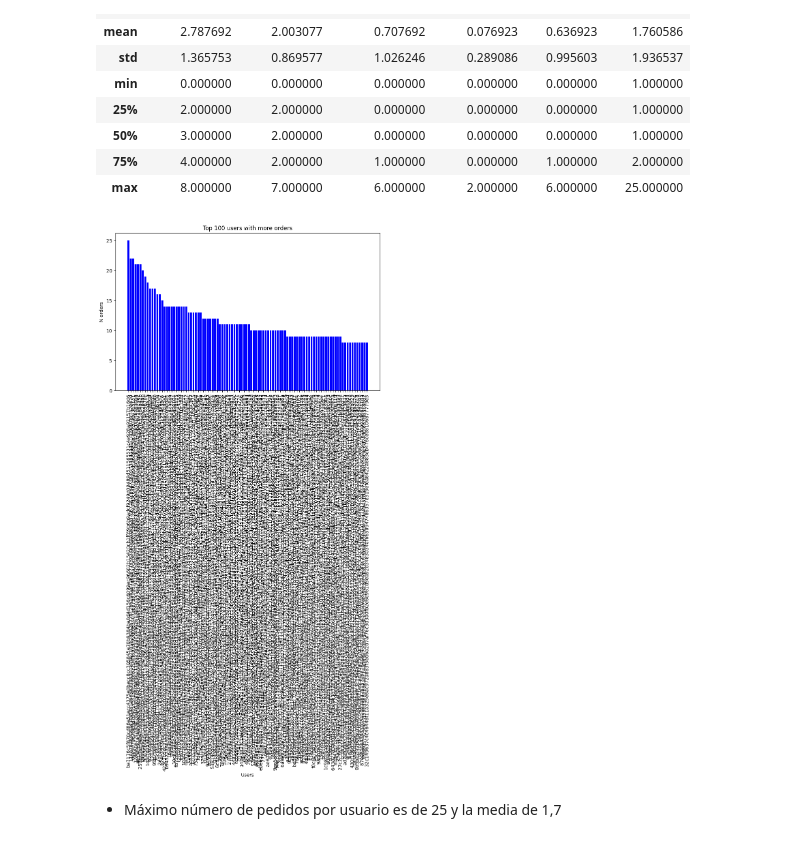
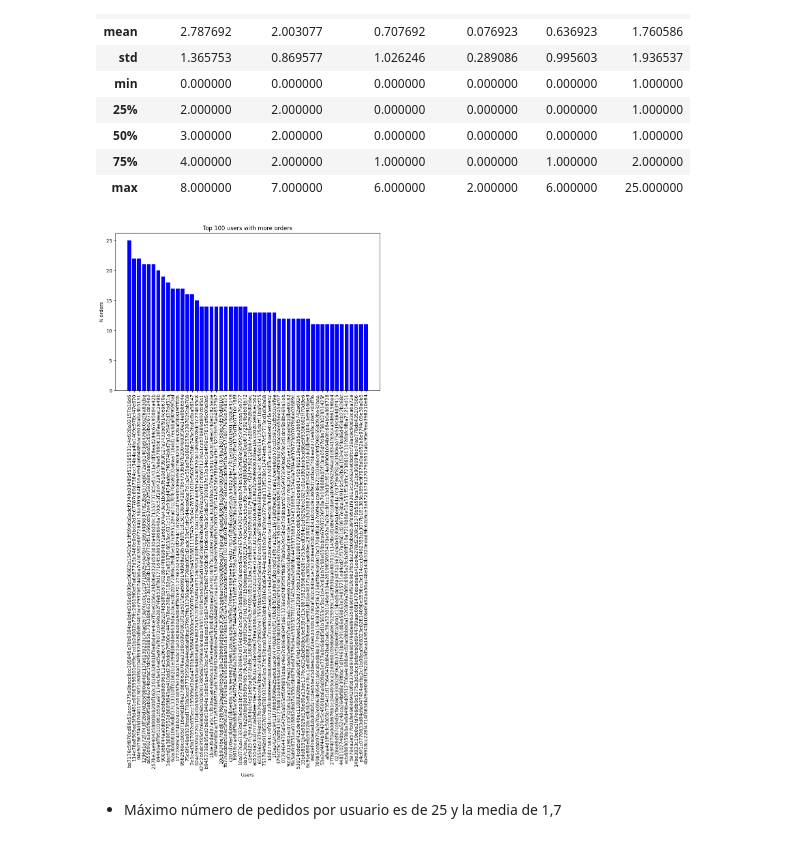
Before and after one commit to pamalo9/zrive-ds, a Jupyter notebook: src/module_2/EDA.ipynb, the cells around one changed output. Cells and saved outputs as stored; diff of their text form; code cells hidden in the pictures.

```diff
--- a/src/module_2/EDA.ipynb
+++ b/src/module_2/EDA.ipynb
@@ -166,22 +165,22 @@ users.describe()
 | 75% | 4.000000 | 2.000000 | 1.000000 | 0.000000 | 1.000000 | 2.000000 |
 | max | 8.000000 | 7.000000 | 6.000000 | 2.000000 | 6.000000 | 25.000000 |
 # %%
-# Count orders by user
+# contar orders por users
 orders_by_user = orders['user_id'].value_counts()
 
-#users with more orders
-top_10_users = orders_by_user.head(100)
+#users con mas orders
+top_10_users = orders_by_user.head(50)
 
 # Crea el gráfico de barras
 plt.figure(figsize=(10, 6))
 plt.bar(top_10_users.index, top_10_users.values, color='blue')
 plt.xlabel('Users')
 plt.ylabel('N orders')
 plt.title('Top 100 users with more orders')
 plt.xticks(rotation=90)  # Para rotar las etiquetas del eje x
 plt.show()
 # %% [output]
-[figure, old version]
+[figure, new version]
 # %% [markdown]
 - Máximo número de pedidos por usuario es de 25 y la media de 1,7
 # %%
```
Also changed, not shown: parts of 11 cells of this notebook.
